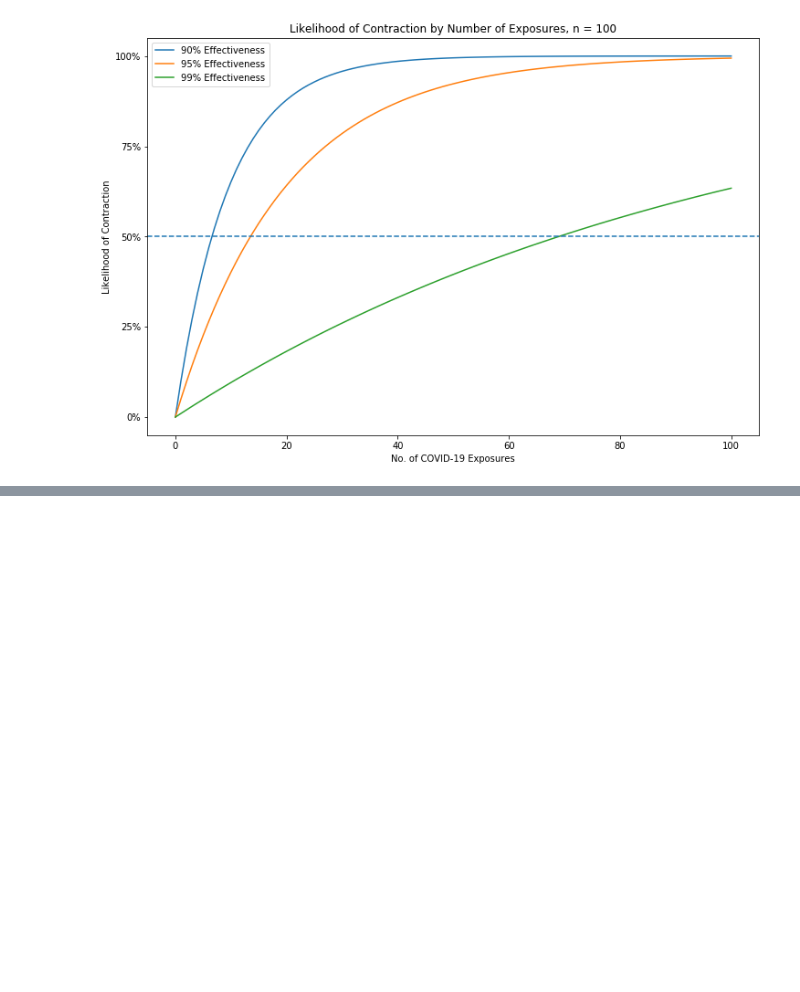
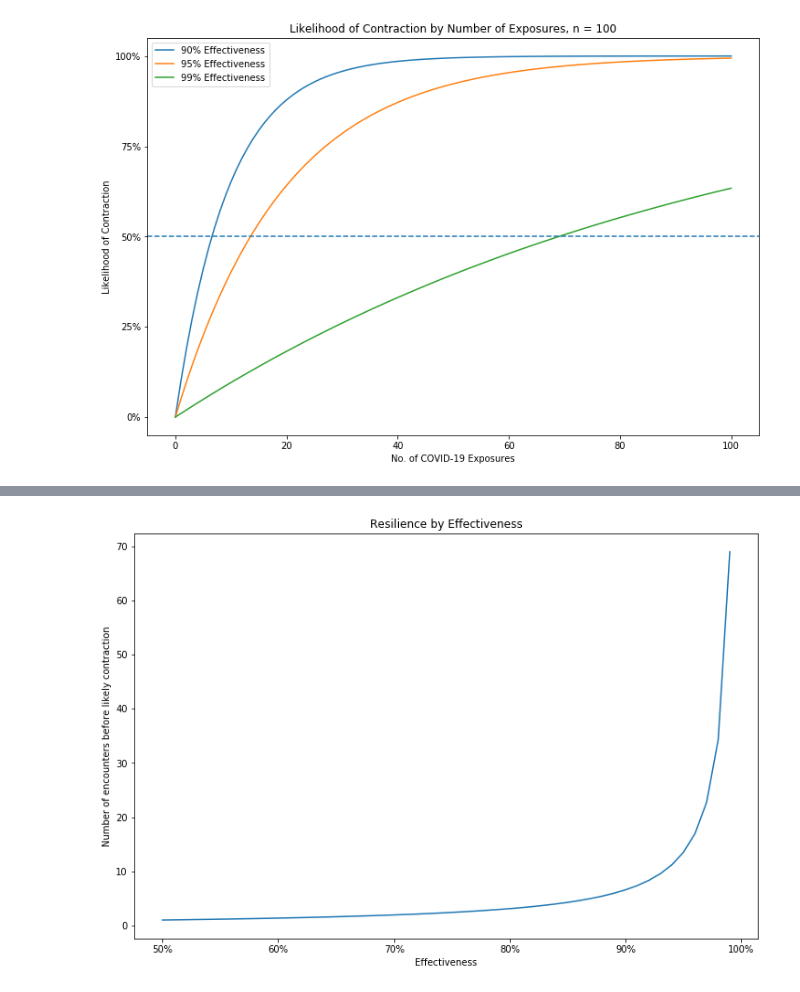
Before and after one commit to jcraver1021/unfinished-drafts, a Jupyter notebook: mask-math/effectiveness.ipynb, the cells around one changed output, grey strips where cells are left out. Saved outputs shown, nothing was run; the diff lists cells and outputs as text; code cells hidden in the pictures; blank space fills up the shorter version.

Commit message:
Added n by effectiveness graph

```diff
--- a/mask-math/effectiveness.ipynb
+++ b/mask-math/effectiveness.ipynb
@@ -59,0 +82,15 @@ plot_p_contraction(100, [0.9, 0.95, 0.99], 20)
+# %%
+fig, ax = plt.subplots(figsize=(12, 8))
+
+ax.set(xlabel='Effectiveness',
+       ylabel='Number of encounters before likely contraction',
+       title='Resilience by Effectiveness')
+ax.xaxis.set_major_formatter(mtick.PercentFormatter(1.0))
+
+step = 0.01
+x = np.arange(0.5, 1, step)
+ax.plot(x, np.log(0.5) / np.log(x))
+
+plt.show()
+# %% [output]
+[figure, added]
```
Also changed, not shown: parts of 3 cells of this notebook.
